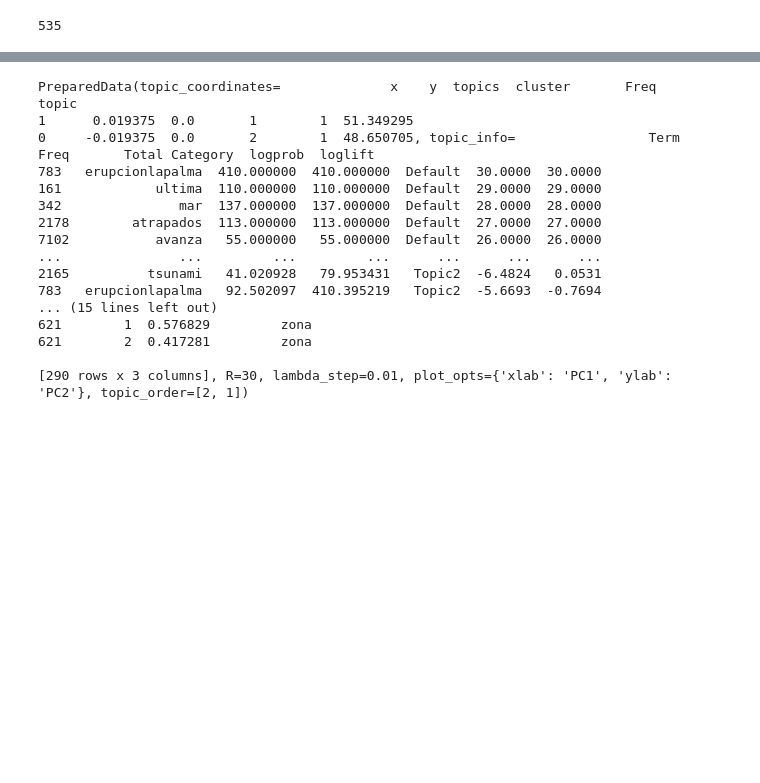
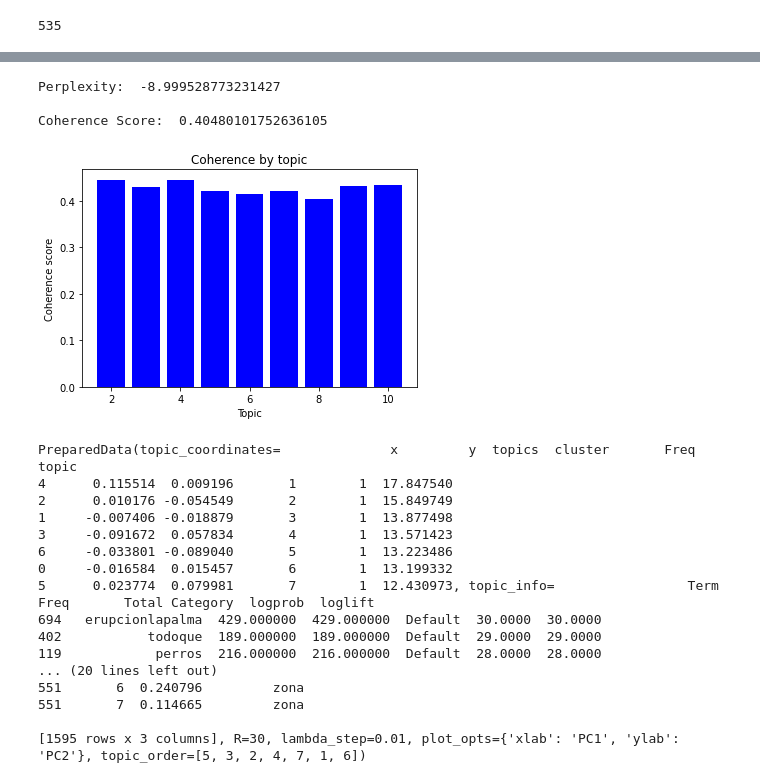
Before and after one commit to ivanlg1327/Volcan_la_Palma, a Jupyter notebook: Limpiar_Volcan.ipynb, the cells around one changed output, grey strips where cells are left out. Cells and saved outputs as stored; diff of their text form; code cells hidden in the pictures; blank space fills up the shorter version.

```diff
--- a/Limpiar_Volcan.ipynb
+++ b/Limpiar_Volcan.ipynb
@@ -208,0 +224,11 @@ doc_lda = lda_model[corpus]
+# %%
+print('\nPerplexity: ', lda_model.log_perplexity(corpus))  # a measure of how good the model is. lower the better.
+
+# Compute Coherence Score
+coherence_model_lda = CoherenceModel(model=lda_model, texts=texts, dictionary=id2word, coherence='c_v')
+coherence_lda = coherence_model_lda.get_coherence()
+print('\nCoherence Score: ', coherence_lda)
+# %% [output]
+Perplexity:  -8.999528773231427
+
+Coherence Score:  0.40480101752636105
@@ -209,3 +270,21 @@ doc_lda = lda_model[corpus]
+# %%
+topics = pd.read_csv("lda_tuning_results.csv")
+topics.loc[:, ["Topics", "Coherence"]]
+df = pd.DataFrame(topics)
+#df.set_index('Topics')[['Coherence']].plot.bar()
+X = list(df.iloc[:, 0])
+Y = list(df.iloc[:, 1])
+
+# Plot the data using bar() method
+plt.bar(X, Y, color='b')
+plt.title("Coherence by topic")
+plt.xlabel("Topic")
+plt.ylabel("Coherence score")
+
+# Show the plot
+plt.show()
+# %% [output]
+[figure, added]
 # %%
 #!pip install pyLDAvis
 import pyLDAvis
@@ -225,26 +304,26 @@ if 1 == 1:
 # load the pre-prepared pyLDAvis data from disk
 with open(LDAvis_data_filepath, 'rb') as f:
     LDAvis_prepared = pickle.load(f)
-pyLDAvis.save_html(LDAvis_prepared, 'C:/Users/ivanl/OneDrive/Escritorio/EETAC/TFG/Test/big_data/code/proyecto/'+ str(num_topics) +'topics_7.html')
+pyLDAvis.save_html(LDAvis_prepared, 'C:/Users/ivanl/OneDrive/Escritorio/EETAC/TFG/Test/big_data/code/proyecto/'+ str(num_topics) +'topics_7_test.html')
 LDAvis_prepared
 # %% [output]
-PreparedData(topic_coordinates=              x    y  topics  cluster       Freq
+PreparedData(topic_coordinates=              x         y  topics  cluster       Freq
 topic
-1      0.019375  0.0       1        1  51.349295
-0     -0.019375  0.0       2        1  48.650705, topic_info=                 Term        Freq       Total Category  logprob  loglift
-783   erupcionlapalma  410.000000  410.000000  Default  30.0000  30.0000
-161            ultima  110.000000  110.000000  Default  29.0000  29.0000
-342               mar  137.000000  137.000000  Default  28.0000  28.0000
-2178        atrapados  113.000000  113.000000  Default  27.0000  27.0000
-7102           avanza   55.000000   55.000000  Default  26.0000  26.0000
-...               ...         ...         ...      ...      ...      ...
-2165          tsunami   41.020928   79.953431   Topic2  -6.4824   0.0531
-783   erupcionlapalma   92.502097  410.395219   Topic2  -5.6693  -0.7694
-... (15 lines left out)
-621        1  0.576829         zona
-621        2  0.417281         zona
+4      0.115514  0.009196       1        1  17.847540
+2      0.010176 -0.054549       2        1  15.849749
+1     -0.007406 -0.018879       3        1  13.877498
+3     -0.091672  0.057834       4        1  13.571423
+6     -0.033801 -0.089040       5        1  13.223486
+0     -0.016584  0.015457       6        1  13.199332
+5      0.023774  0.079981       7        1  12.430973, topic_info=                 Term        Freq       Total Category  logprob  loglift
+694   erupcionlapalma  429.000000  429.000000  Default  30.0000  30.0000
+402           todoque  189.000000  189.000000  Default  29.0000  29.0000
+119            perros  216.000000  216.000000  Default  28.0000  28.0000
+... (20 lines left out)
+551       6  0.240796         zona
+551       7  0.114665         zona
 
-[290 rows x 3 columns], R=30, lambda_step=0.01, plot_opts={'xlab': 'PC1', 'ylab': 'PC2'}, topic_order=[2, 1])
+[1595 rows x 3 columns], R=30, lambda_step=0.01, plot_opts={'xlab': 'PC1', 'ylab': 'PC2'}, topic_order=[5, 3, 2, 4, 7, 1, 6])
 # %%
 print(LDAvis_prepared.topic_info.to_csv("topic_mixture.csv"))
 # %% [output]
```
Also changed, not shown: parts of 10 cells of this notebook, 14 other files.
